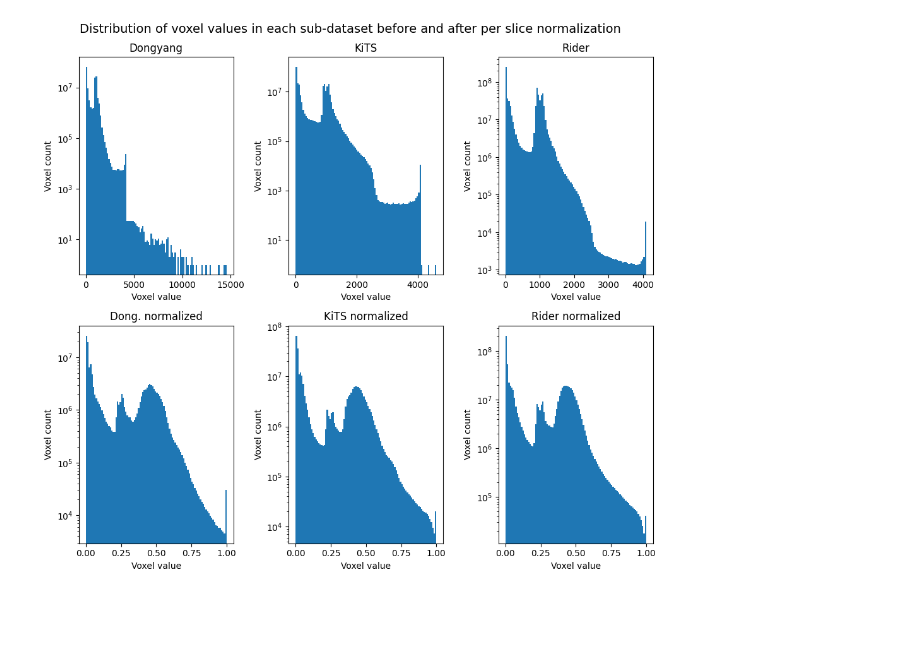
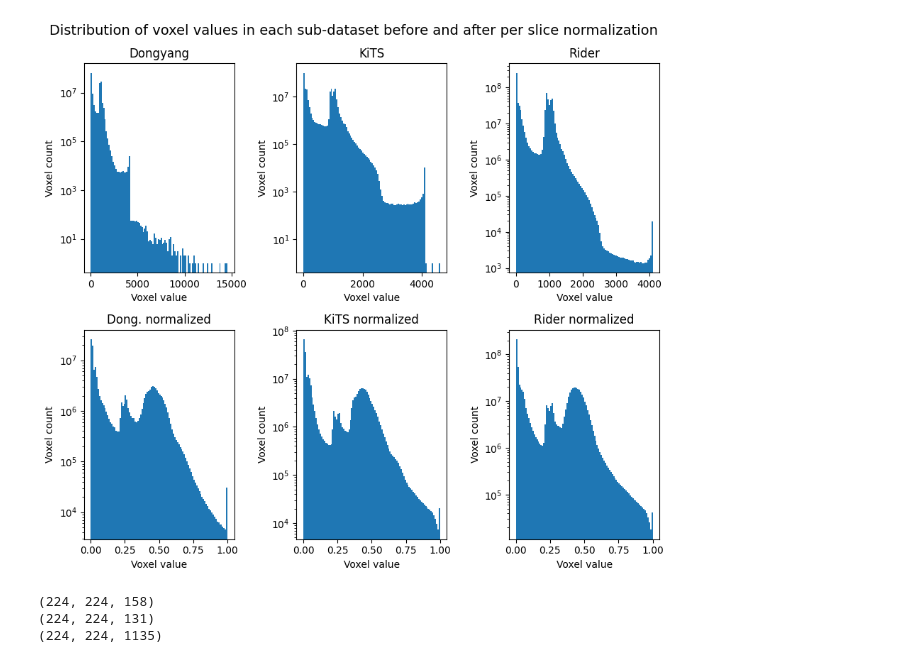
Before and after one commit to TypoweKiwi/Aorta_Segmentation, a Jupyter notebook: preprocessing_testing.ipynb, the cells around one changed output. Cells and saved outputs as stored; diff of their text form; code cells hidden in the pictures; blank space fills up the shorter version.

Commit message:
Preprocessing method visualisation complete

```diff
--- a/preprocessing_testing.ipynb
+++ b/preprocessing_testing.ipynb
@@ -67,53 +67,39 @@ Rider_voxels = get_voxels(Rider_data_names, False)
 Dongyang_voxels_normalized = get_voxels(Dongyang_data_names, True)
 KiTS_voxels_normalized = get_voxels(KiTS_data_names, True)
 Rider_voxels_normalized = get_voxels(Rider_data_names, True)
+# %%
+def draw_hist_subplot(rows, cols, index, voxels, title):
+    plt.subplot(rows, cols, index)
+    plt.hist(voxels, bins=100)
+    plt.yscale('log')
+    plt.title(title)
+    plt.xlabel("Voxel value")
+    plt.ylabel("Voxel count")
 # %%
-plt.figure(figsize=(10, 9))
+plt.figure(figsize=(9, 8))
 plt.suptitle("Distribution of voxel values in each sub-dataset before and after per slice normalization", fontsize=14)
 
-plt.subplot(2, 3, 1)
-plt.hist(Dongyang_voxels, bins=100)
-plt.yscale('log')
-plt.title("Dongyang")
-plt.xlabel("Voxel value")
-plt.ylabel("Voxel count")
+draw_hist_subplot(2, 3, 1, Dongyang_voxels, "Dongyang")
+draw_hist_subplot(2, 3, 2, KiTS_voxels, "KiTS")
+draw_hist_subplot(2, 3, 3, Rider_voxels, "Rider")
 
-plt.subplot(2, 3, 2)
-plt.hist(KiTS_voxels, bins=100)
-plt.yscale('log')
-plt.title("KiTS")
-plt.xlabel("Voxel value")
-plt.ylabel("Voxel count")
-
-plt.subplot(2, 3, 3)
-plt.hist(Rider_voxels, bins=100)
-plt.yscale('log')
-plt.title("Rider")
-plt.xlabel("Voxel value")
-plt.ylabel("Voxel count")
-
-plt.subplot (2, 3, 4)
-plt.hist(Dongyang_voxels_normalized, bins=100)
-plt.yscale('log')
-plt.title("Dong. normalized")
-plt.xlabel("Voxel value")
-plt.ylabel("Voxel count")
-
-plt.subplot(2, 3, 5)
-plt.hist(KiTS_voxels_normalized, bins=100)
-plt.yscale('log')
-plt.title("KiTS normalized")
-plt.xlabel("Voxel value")
-plt.ylabel("Voxel count")
-
-plt.subplot(2, 3, 6)
-plt.hist(Rider_voxels_normalized, bins=100)
-plt.yscale('log')
-plt.title("Rider normalized")
-plt.xlabel("Voxel value")
-plt.ylabel("Voxel count")
+draw_hist_subplot(2, 3, 4, Dongyang_voxels_normalized, "Dong. normalized")
+draw_hist_subplot(2, 3, 5, KiTS_voxels_normalized, "KiTS normalized")
+draw_hist_subplot(2, 3, 6, Rider_voxels_normalized, "Rider normalized")
 
 plt.tight_layout()
 plt.show()
 # %% [output]
-[figure, old version]
+[figure, new version]
+# %%
+D_image = normalize_slices(resize_image(get_image(Dongyang_data_names[0])))
+K_image = normalize_slices(resize_image(get_image(KiTS_data_names[17])))
+R_image = normalize_slices(resize_image(get_image(Rider_data_names[2])))
+
+print(D_image.shape)
+print(K_image.shape)
+print(R_image.shape)
+# %% [output]
+(224, 224, 158)
+(224, 224, 131)
+(224, 224, 1135)
```
Also changed, not shown: parts of 5 cells of this notebook.
